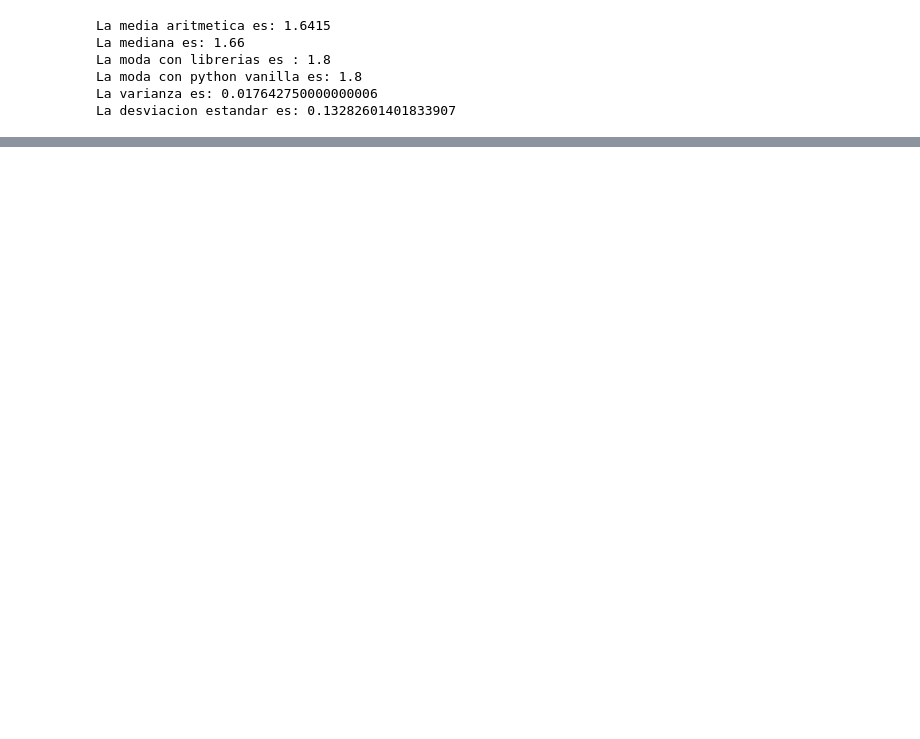
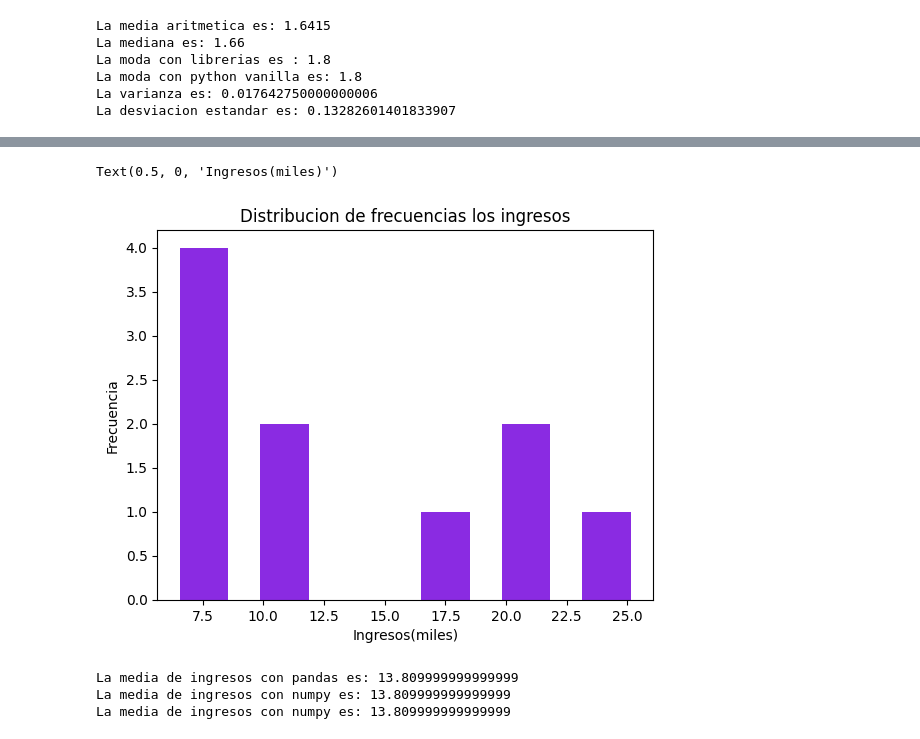
Before and after one commit to brunozenobio/Soy_Henry, a Jupyter notebook: M2/Clase 01/homeworl_clase1.ipynb, the cells around one changed output, grey strips where cells are left out. Cells and saved outputs as stored; diff of their text form; code cells hidden in the pictures; blank space fills up the shorter version.

```diff
--- a/M2/Clase 01/homeworl_clase1.ipynb
+++ b/M2/Clase 01/homeworl_clase1.ipynb
@@ -43,0 +71,21 @@ La desviacion estandar es: 0.13282601401833907
+# %%
+# Ingresos
+plt.hist(x=df_ingresos['Ingreso_en_miles'],bins=6,color='blueviolet',rwidth=0.6)
+plt.title('Distribucion de frecuencias los ingresos')
+plt.ylabel('Frecuencia')
+plt.xlabel('Ingresos(miles)')
+# %% [output]
+Text(0.5, 0, 'Ingresos(miles)')
+[figure, added]
+# %%
+media_df = df_ingresos['Ingreso_en_miles'].mean()
+media_numpy = np.mean(df_ingresos[['Ingreso_en_miles']])
+media_nunmpy_2 = df_ingresos['Ingreso_en_miles'].agg(np.mean)
+
+print(f'La media de ingresos con pandas es: {media_df}')
+print(f'La media de ingresos con numpy es: {media_numpy}')
+print(f'La media de ingresos con numpy es: {media_nunmpy_2}')
+# %% [output]
+La media de ingresos con pandas es: 13.809999999999999
+La media de ingresos con numpy es: 13.809999999999999
+La media de ingresos con numpy es: 13.809999999999999
```
Also changed, not shown: parts of 12 cells of this notebook.
